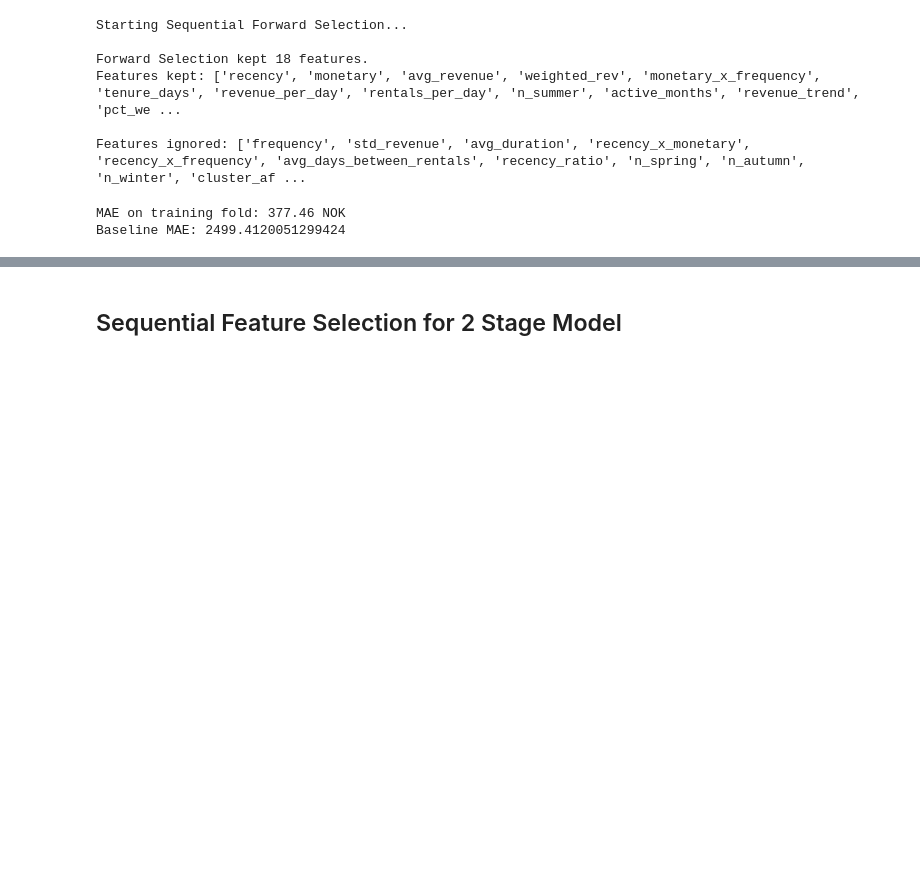
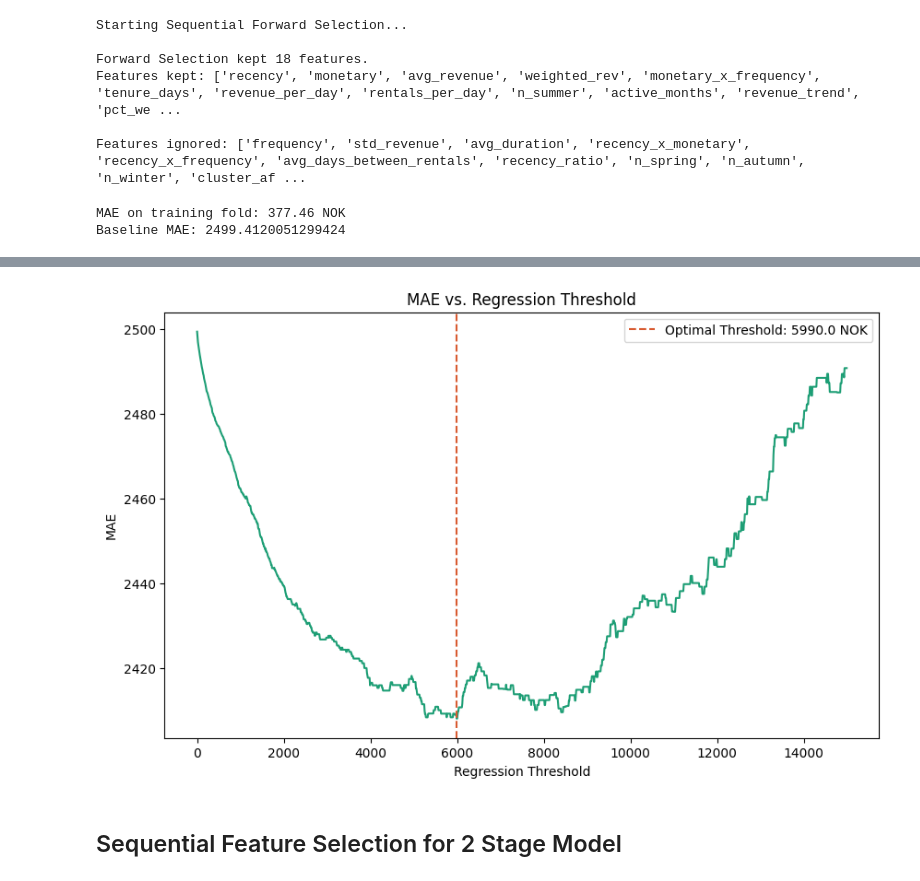
Before and after one commit to juliusatgit/Marketing-Analytics, a Jupyter notebook: notebooks/03_Model_and_Feature_Testing.ipynb, the cells around one changed output, grey strips where cells are left out. Drawn from its saved outputs; the diff is of its cells as text; code cells hidden in the pictures; blank space fills up the shorter version.

Commit message:
Added threshold optimization for CLV prediction

```diff
--- a/notebooks/03_Model_and_Feature_Testing.ipynb
+++ b/notebooks/03_Model_and_Feature_Testing.ipynb
@@ -868,0 +873,20 @@ Baseline MAE: 2499.4120051299424
+# %%
+print(f"Single-Stage LightGBM MAE on Test Fold without threshold: {baseline_mae:.2f} NOK")
+
+
+regression_thresholds = np.arange(0, 15000, 10)
+cutoff_results = []
+
+for threshold in regression_thresholds:
+    adjusted_predictions = np.where(sfs_model_pred < threshold, 0, sfs_model_pred)
+    mae = mean_absolute_error(y_test, adjusted_predictions)
+    cutoff_results.append((threshold, mae))
+
+
+cutoff_df = pd.DataFrame(cutoff_results, columns=["Threshold", "MAE"])
+
+best_cutoff = cutoff_df.loc[cutoff_df["MAE"].idxmin()]
+print(f"Optimal Threshold: {best_cutoff['Threshold']} NOK with MAE: {best_cutoff['MAE']:.2f} NOK")
+
+print("\nTop 5 Cutoffs:")
+print(cutoff_df.sort_values("MAE").head(5).to_string(index=False))
@@ -869,3 +904,14 @@ Baseline MAE: 2499.4120051299424
+# %%
+plt.figure(figsize=(10, 6))
+plt.plot(cutoff_df["Threshold"], cutoff_df["MAE"], color="#1D9E75")
+plt.axvline(x=best_cutoff['Threshold'], color="#D85A30", linestyle="--", label=f"Optimal Threshold: {best_cutoff['Threshold']} NOK")
+plt.title("MAE vs. Regression Threshold")
+plt.xlabel("Regression Threshold")
+plt.ylabel("MAE")
+plt.legend()
+plt.show()
+# %% [output]
+[figure, added]
 # %% [markdown]
 ## Sequential Feature Selection for 2 Stage Model
 # %% [markdown]
```
Also changed, not shown: parts of 4 cells of this notebook.
